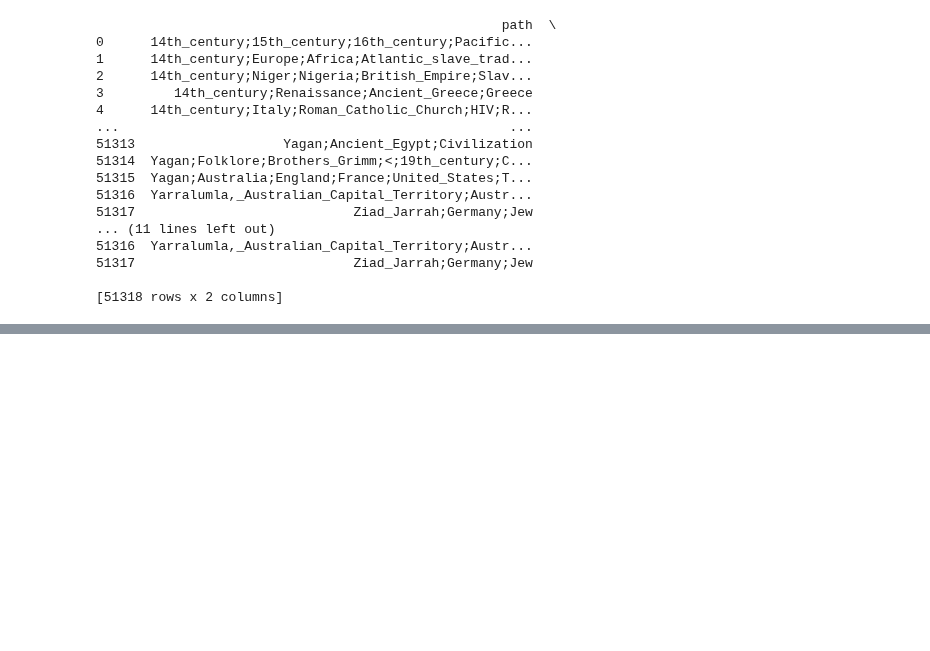
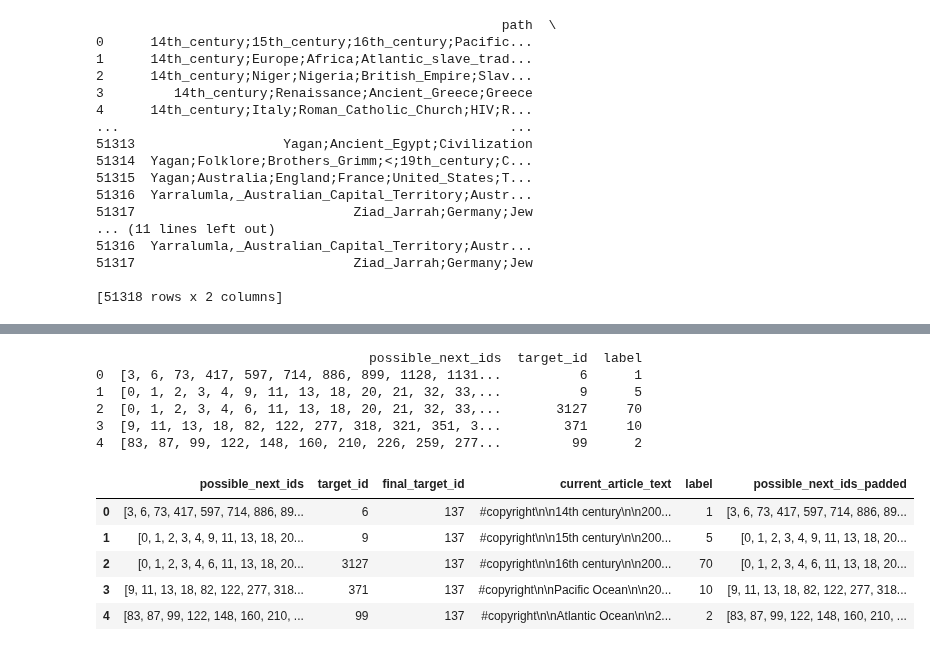
Before and after one commit to epfl-ada/ada-2024-project-adaholiks, a Jupyter notebook: predict_next_article_create_dataset.ipynb, the cells around one changed output, grey strips where cells are left out. Saved outputs shown, nothing was run; the diff lists cells and outputs as text; code cells hidden in the pictures; blank space fills up the shorter version.

```diff
--- a/predict_next_article_create_dataset.ipynb
+++ b/predict_next_article_create_dataset.ipynb
@@ -171,3 +179,8 @@ all_articles = article_data['article'].tolist()
 
 article_to_id = {article: idx for idx, article in enumerate(sorted(all_articles))}
 id_to_article = {idx: article for article, idx in article_to_id.items()}
+id_dataset = pd.DataFrame()
+id_dataset["possible_next_ids"] = dataset["possible_next_articles"].apply(lambda x: [article_to_id[article] for article in x])
+id_dataset["target_id"] = dataset["target_article"].map(article_to_id)
+id_dataset["final_target_id"] = dataset["final_target_article"].map(article_to_id)
+id_dataset["current_article_text"] = dataset["current_article_text"]
@@ -197,3 +196,54 @@ tokenizer = BertTokenizerFast.from_pretrained('bert-base-uncased')
+# %%
+dataset = id_dataset
+# %%
+import numpy as np
+
+# Function to find the index of target_article in possible_next_ids
+def find_target_index(possible_next_ids, target_id):
+    try:
+        return possible_next_ids.index(target_id)
+    except ValueError:
+        # If target_id not in possible_next_ids, return a default value, e.g., 0
+        return 0
+
+# Apply the function to create a 'label' column
+dataset['label'] = dataset.apply(
+    lambda row: find_target_index(row['possible_next_ids'], row['target_id']), axis=1
+)
+
+# Verify the labels
+print(dataset[['possible_next_ids', 'target_id', 'label']].head())
+# %% [output]
+                                   possible_next_ids  target_id  label
+0  [3, 6, 73, 417, 597, 714, 886, 899, 1128, 1131...          6      1
+1  [0, 1, 2, 3, 4, 9, 11, 13, 18, 20, 21, 32, 33,...          9      5
+2  [0, 1, 2, 3, 4, 6, 11, 13, 18, 20, 21, 32, 33,...       3127     70
+3  [9, 11, 13, 18, 82, 122, 277, 318, 321, 351, 3...        371     10
+4  [83, 87, 99, 122, 148, 160, 210, 226, 259, 277...         99      2
+# %%
+from tensorflow.keras.preprocessing.sequence import pad_sequences
+
+MAX_POSSIBLE_NEXT = 312  # Adjust based on your dataset
+
+# Pad possible_next_ids
+dataset['possible_next_ids_padded'] = pad_sequences(
+    dataset['possible_next_ids'],
+    maxlen=MAX_POSSIBLE_NEXT,
+    padding='post',
+    truncating='post',
+    value=0  # Assuming 0 is the padding ID
+).tolist()
+
+# If possible_next_ids are already padded during preprocessing, skip this step
+# %%
+dataset.head()
+# %% [output]
+|  | possible_next_ids | target_id | final_target_id | current_article_text | label | possible_next_ids_padded |
+| 0 | [3, 6, 73, 417, 597, 714, 886, 89... | 6 | 137 | #copyright\n\n14th century\n\n200... | 1 | [3, 6, 73, 417, 597, 714, 886, 89... |
+| 1 | [0, 1, 2, 3, 4, 9, 11, 13, 18, 20... | 9 | 137 | #copyright\n\n15th century\n\n200... | 5 | [0, 1, 2, 3, 4, 9, 11, 13, 18, 20... |
+| 2 | [0, 1, 2, 3, 4, 6, 11, 13, 18, 20... | 3127 | 137 | #copyright\n\n16th century\n\n200... | 70 | [0, 1, 2, 3, 4, 6, 11, 13, 18, 20... |
+| 3 | [9, 11, 13, 18, 82, 122, 277, 318... | 371 | 137 | #copyright\n\nPacific Ocean\n\n20... | 10 | [9, 11, 13, 18, 82, 122, 277, 318... |
+| 4 | [83, 87, 99, 122, 148, 160, 210, ... | 99 | 137 | #copyright\n\nAtlantic Ocean\n\n2... | 2 | [83, 87, 99, 122, 148, 160, 210, ... |
 # %%
 import pandas as pd
 import numpy as np
```
Also changed, not shown: parts of 29 cells of this notebook.
